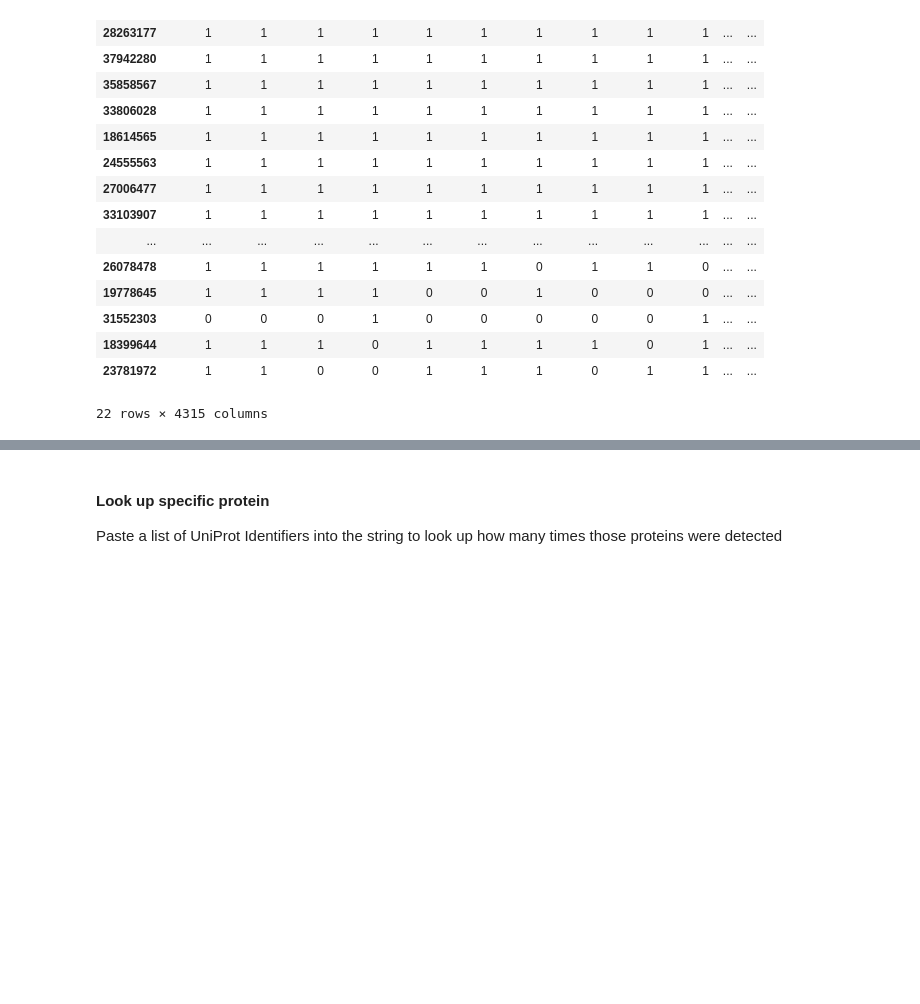
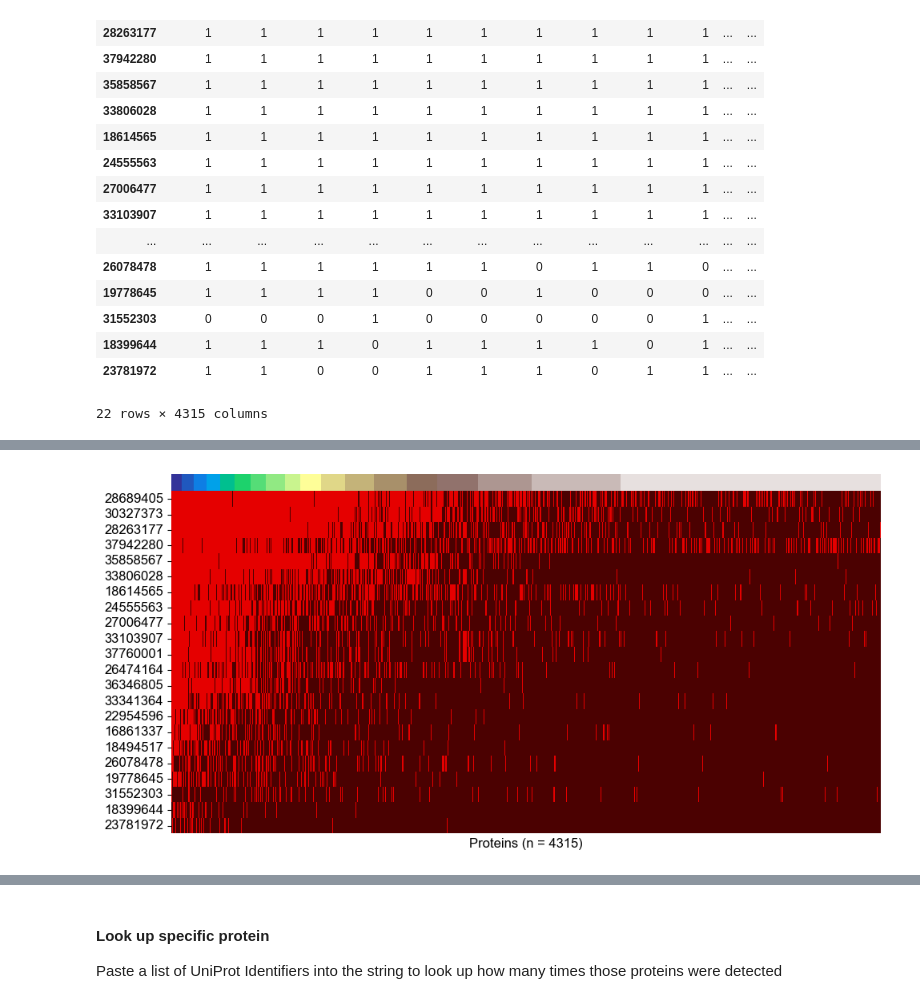
Before and after one commit to z-haiman/RBC-GEM, a Jupyter notebook: code/notebooks/data/AggregateData_Proteomics.ipynb, the cells around one changed output, grey strips where cells are left out. Cells and saved outputs as stored; diff of their text form; code cells hidden in the pictures; blank space fills up the shorter version.

```diff
--- a/code/notebooks/data/AggregateData_Proteomics.ipynb
+++ b/code/notebooks/data/AggregateData_Proteomics.ipynb
@@ -250,0 +242,5 @@ df_reviewed_proteins.to_csv(
+# %%
+# Turned into an xlsx where keys are sheet names and values are DataFrames representing the sheet
+all_figure_data = {}
+imagetype = "png"
+transparent = True
@@ -368,0 +423,47 @@ colorbar
+# %%
+fig = mpl.figure.Figure(figsize=(10, 5))
+gs = mpl.gridspec.GridSpec(2, 1, hspace=0, height_ratios=[0.05, 1])
+
+df_proteomic_cmap = df_figure_data.sum()
+df_proteomic_cmap = df_proteomic_cmap.apply(lambda x: x if x < max_count else max_count)
+df_proteomic_cmap = df_proteomic_cmap.apply(lambda x: x if x > min_count else min_count)
+
+# Add col colors (similar to seaborn)
+cmap_dict = df_value_counts_colors["Colors"].to_dict()
+cmap_segmented = mpl.colors.LinearSegmentedColormap.from_list(
+    "legend", [cmap_dict[c] for c in df_value_counts_colors.index[::-1]], len(cmap_dict)
+)
+
+ax_nstudies_colors = sns.heatmap(
+    np.array([df_proteomic_cmap.values]),
+    ax=fig.add_subplot(gs[0]),
+    xticklabels=False,
+    yticklabels=False,
+    cmap=cmap_segmented,
+    cbar=False,
+)
+
+
+ax_heatmap = sns.heatmap(
+    df_figure_data,
+    ax=fig.add_subplot(gs[1]),
+    cbar=False,
+    cmap=mpl.colors.ListedColormap(["xkcd:dried blood", "xkcd:red"]),
+    xticklabels=False,
+)
+ax_heatmap.set_xlabel(
+    f"Proteins (n = {len(df_figure_data.columns)})", fontsize=fontsize
+)
+ax_heatmap.set_ylabel(None)
+ax_heatmap.yaxis.tick_left()
+ax_heatmap.tick_params(axis="y", labelsize=fontsize)
+
+fig.tight_layout()
+fig.savefig(
+    f"{ROOT_PATH}{RESULTS_PATH}/proteomics/AllProteomicEvidence_PanelA.{imagetype}",
+    transparent=transparent,
+    format=imagetype,
+)
+fig
+# %% [output]
+[figure, added]
```
Also changed, not shown: parts of 19 cells of this notebook, 40 other files.
